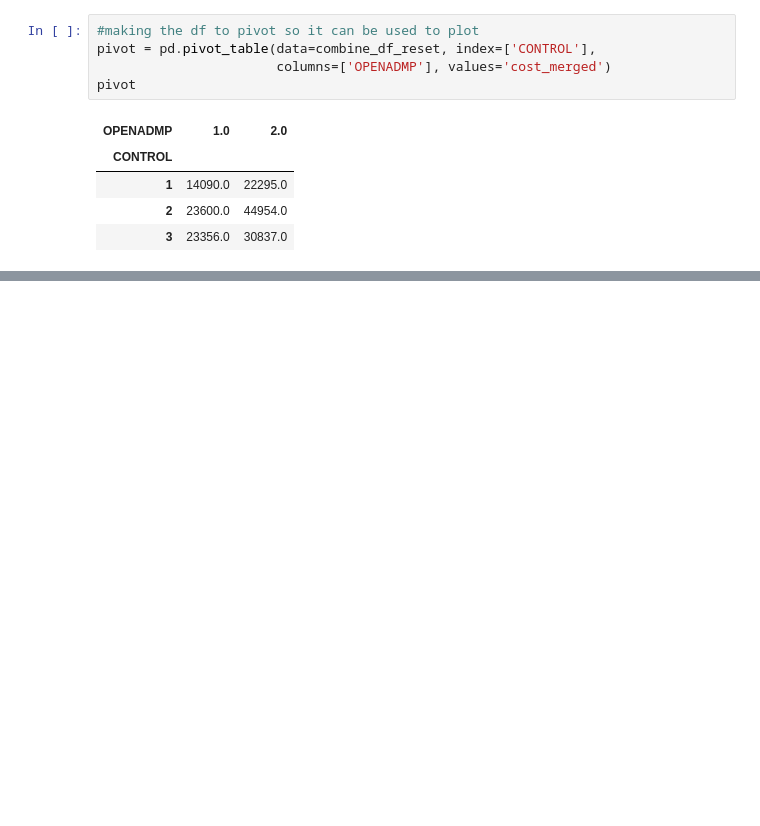
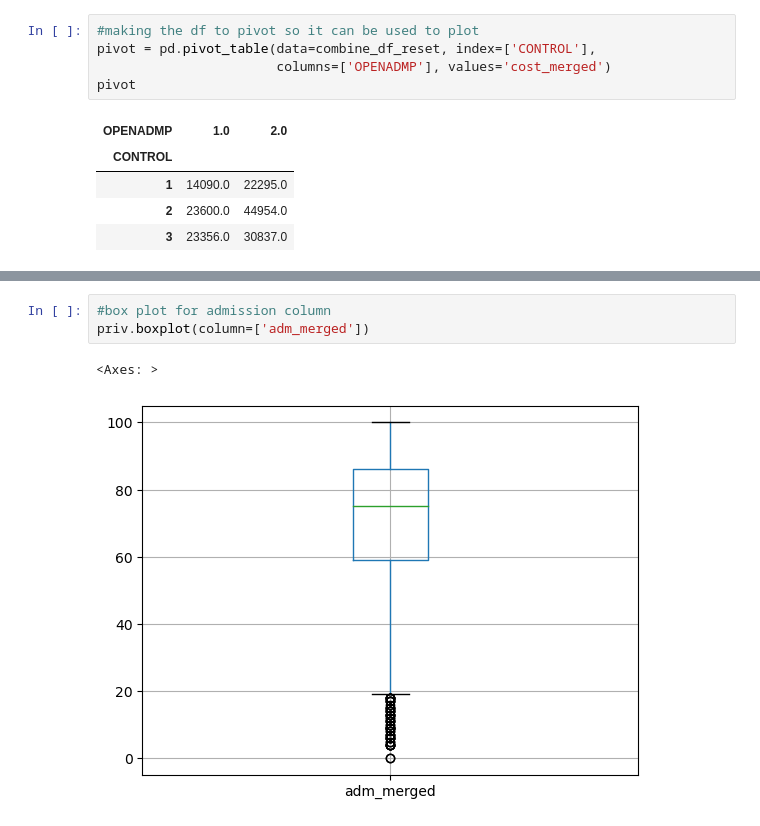
Before and after one commit to Wook22/Education_Institution_Data_Analysis, a Jupyter notebook: test_costanalysis.ipynb, the cells around one changed output, grey strips where cells are left out. Drawn from its saved outputs; the diff is of its cells as text; blank space fills up the shorter version.

```diff
--- a/test_costanalysis.ipynb
+++ b/test_costanalysis.ipynb
@@ -134,0 +184,6 @@ for p in ax.patches:
+# %%
+#box plot for admission column
+priv.boxplot(column=['adm_merged'])
+# %% [output]
+<Axes: >
+[figure, added]
```
Also changed, not shown: parts of 14 cells of this notebook.
